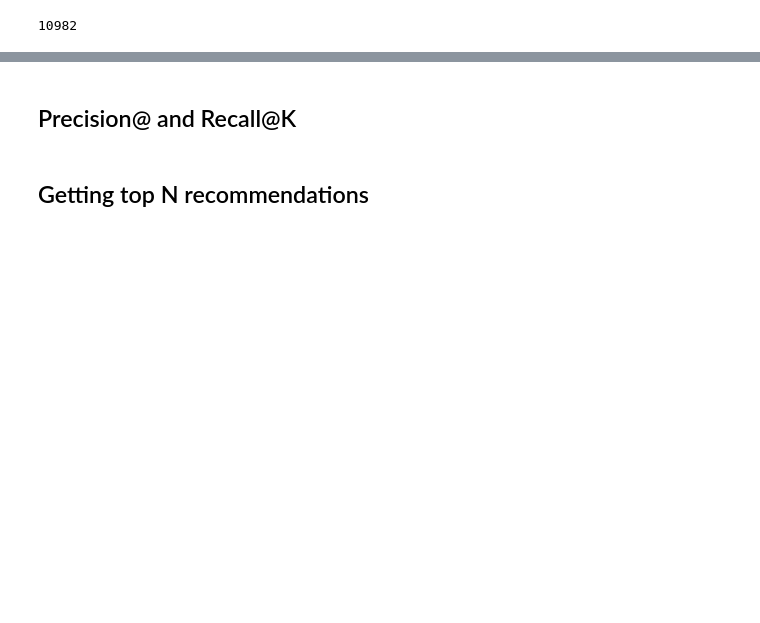
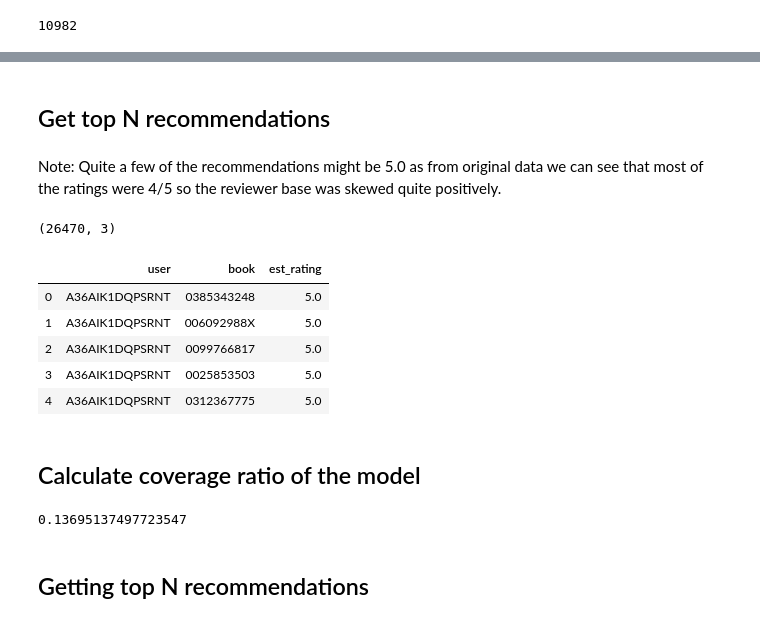
Before and after one commit to sangeethaveluru3/book-review-recommender, a Jupyter notebook: recommender_systems/baseline_only_rec_system.ipynb, the cells around one changed output, grey strips where cells are left out. Drawn from its saved outputs; the diff is of its cells as text; code cells hidden in the pictures; blank space fills up the shorter version.

```diff
--- a/recommender_systems/baseline_only_rec_system.ipynb
+++ b/recommender_systems/baseline_only_rec_system.ipynb
@@ -27,6 +27,6 @@ where $\lambda$ serves as a regularisation term to avoid overfitting.
 # %% [markdown]
 ## Load in the data
 # %%
-df = pd.read_csv('/Volumes/external/Sangeetha-Project/df_sub.csv.gz',
+df = pd.read_csv('/../../../df_sub.csv.gz',
                        compression='gzip').astype({'rating':'int8', 'total_votes':'int32'})
 # %%
@@ -187,2 +176,0 @@ full_pred_df.loc[user,item]
-# %% [markdown]
-## Precision@ and Recall@K
@@ -188,0 +180,2 @@ full_pred_df.loc[user,item]
+# %% [markdown]
+## Get top N recommendations
@@ -188,0 +184,14 @@ full_pred_df.loc[user,item]
+# %% [markdown]
+Note: Quite a few of the recommendations might be 5.0 as from original data we can see that most of the ratings were 4/5 so the reviewer base was skewed quite positively.
+# %%
+#Check the number of rows, should be 10 x the number of users
+print(top_10.shape)
+top_10.head()
+# %% [output]
+(26470, 3)
+|  | user | book | est_rating |
+| 0 | A36AIK1DQPSRNT | 0385343248 | 5.0 |
+| 1 | A36AIK1DQPSRNT | 006092988X | 5.0 |
+| 2 | A36AIK1DQPSRNT | 0099766817 | 5.0 |
+| 3 | A36AIK1DQPSRNT | 0025853503 | 5.0 |
+| 4 | A36AIK1DQPSRNT | 0312367775 | 5.0 |
@@ -189,2 +201,9 @@ full_pred_df.loc[user,item]
+# %% [markdown]
+## Calculate coverage ratio of the model
+# %%
+cov_ratio = recommender_functions.calculate_coverage(top_10, df)
+cov_ratio
+# %% [output]
+0.13695137497723547
 # %% [markdown]
 ## Getting top N recommendations
```
Also changed, not shown: parts of 40 cells of this notebook, 5 other files.
